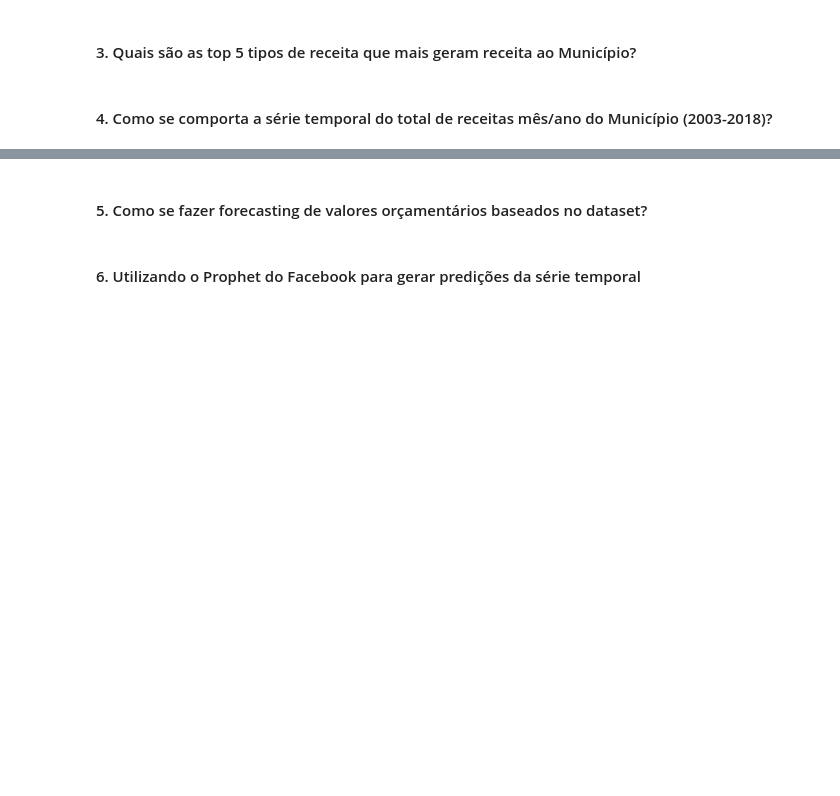
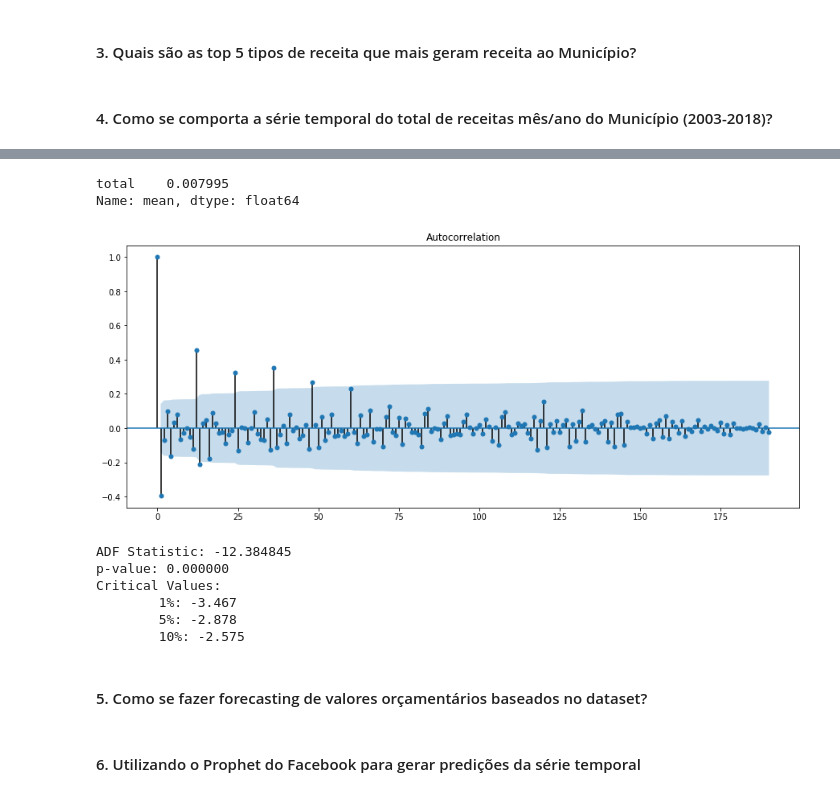
Before and after one commit to irbraga/data-science, a Jupyter notebook: tcc-puc-minas/notebooks/[TCC] Séries Temporais de Receitas Orçamentárias da Prefeitura Municipal de João Pessoa e Predição de Valores Orçamentários.ipynb, the cells around one changed output, grey strips where cells are left out. Saved outputs shown, nothing was run; the diff lists cells and outputs as text; code cells hidden in the pictures; blank space fills up the shorter version.

```diff
--- a/tcc-puc-minas/notebooks/[TCC] Séries Temporais de Receitas Orçamentárias da Prefeitura Municipal de João Pessoa e Predição de Valores Orçamentários.ipynb
+++ b/tcc-puc-minas/notebooks/[TCC] Séries Temporais de Receitas Orçamentárias da Prefeitura Municipal de João Pessoa e Predição de Valores Orçamentários.ipynb
@@ -402,0 +490,5 @@ em_reais(receitas_por_mes_ano.loc['2018-12-01']['total'])
+# %%
+# Aplicando diferenciação para obter um gráfico mais estacionário
+ts_log_diff = ts_log - ts_log.shift()
+ts_log_diff.fillna(0, inplace=True)
+plt.plot(ts_log_diff)
@@ -403,3 +498,23 @@ em_reais(receitas_por_mes_ano.loc['2018-12-01']['total'])
+# %%
+# A média dos valores da diferenciação deve tender a 0.
+ts_log_diff.describe().loc['mean']
+# %% [output]
+total    0.007995
+Name: mean, dtype: float64
+# %%
+sm.graphics.tsa.plot_acf(ts_log_diff.values.squeeze(), lags=190)
+plt.show()
+# %% [output]
+[figure, added]
+# %%
+teste_adf(ts_log_diff.total)
+# %% [output]
+ADF Statistic: -12.384845
+p-value: 0.000000
+Critical Values:
+        1%: -3.467
+        5%: -2.878
+        10%: -2.575
 # %% [markdown]
 #### 5. Como se fazer forecasting de valores orçamentários baseados no dataset?
 # %% [markdown]
```
Also changed, not shown: parts of 33 cells of this notebook.
